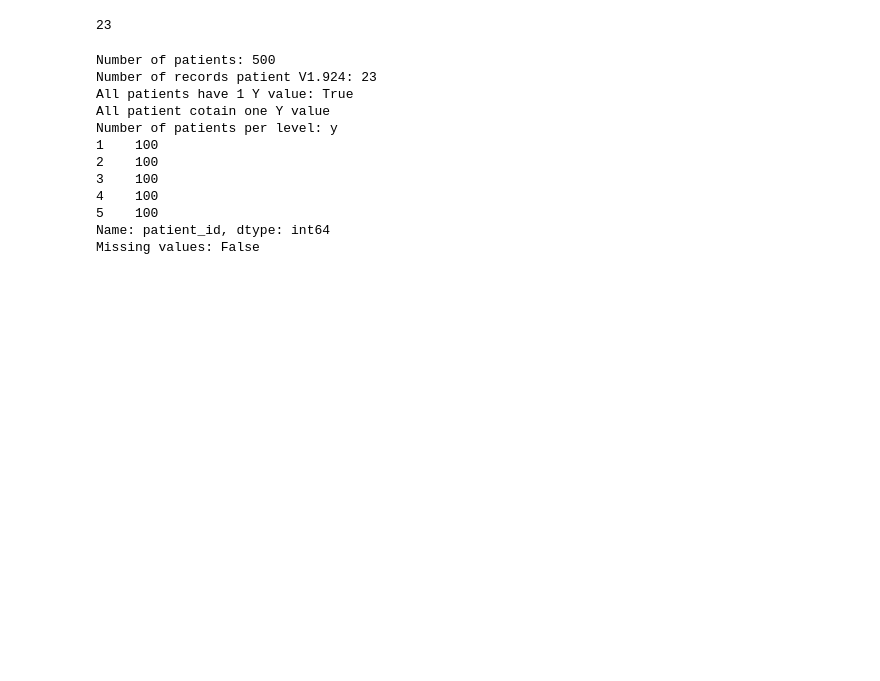
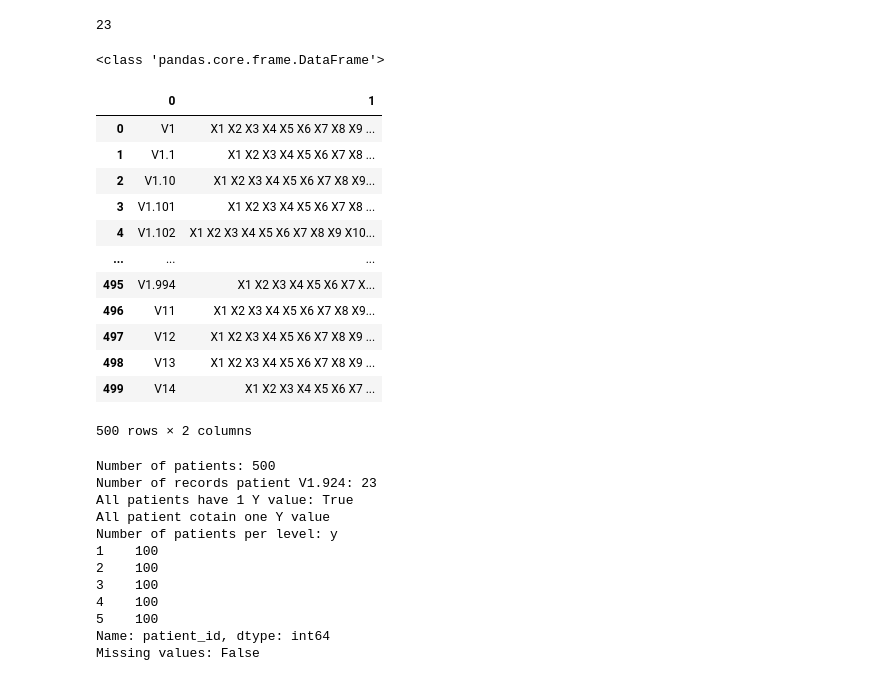
Before and after one commit to stijn-arends/BFVM19PROG1, a Jupyter notebook: assessments/Assignment_week_01.ipynb, the cells around one changed output. Drawn from its saved outputs; the diff is of its cells as text; code cells hidden in the pictures; blank space fills up the shorter version.

```diff
--- a/assessments/Assignment_week_01.ipynb
+++ b/assessments/Assignment_week_01.ipynb
@@ -291,6 +291,28 @@ df.head()
 len(pd.DataFrame(df.groupby('idx')))
 # %% [output]
 23
+# %%
+# While grouping by you get a dataframe inside of a dataframe (column 1 is a dataframe)
+test = pd.DataFrame(df.groupby('patient_id'))
+print(type(test.iloc[0,1]))
+
+test2 = pd.DataFrame(df.groupby('patient_id').groups)
+test
+# %% [output]
+<class 'pandas.core.frame.DataFrame'>
+|  | 0 | 1 |
+| 0 | V1 | X1 X2 X3 X4 X5 X6 X7 X8 X9 ... |
+| 1 | V1.1 | X1 X2 X3 X4 X5 X6 X7 X8 ... |
+| 2 | V1.10 | X1 X2 X3 X4 X5 X6 X7 X8 X9... |
+| 3 | V1.101 | X1 X2 X3 X4 X5 X6 X7 X8 ... |
+| 4 | V1.102 | X1 X2 X3 X4 X5 X6 X7 X8 X9 X10... |
+| ... | ... | ... |
+| 495 | V1.994 | X1 X2 X3 X4 X5 X6 X7 X... |
+| 496 | V11 | X1 X2 X3 X4 X5 X6 X7 X8 X9... |
+| 497 | V12 | X1 X2 X3 X4 X5 X6 X7 X8 X9 ... |
+| 498 | V13 | X1 X2 X3 X4 X5 X6 X7 X8 X9 ... |
+| 499 | V14 | X1 X2 X3 X4 X5 X6 X7 ... |
+500 rows × 2 columns
 # %%
 #YOUR CODE HERE to
 #- inspect how many patients are in the dataset
```
Also changed, not shown: parts of 4 cells of this notebook.
